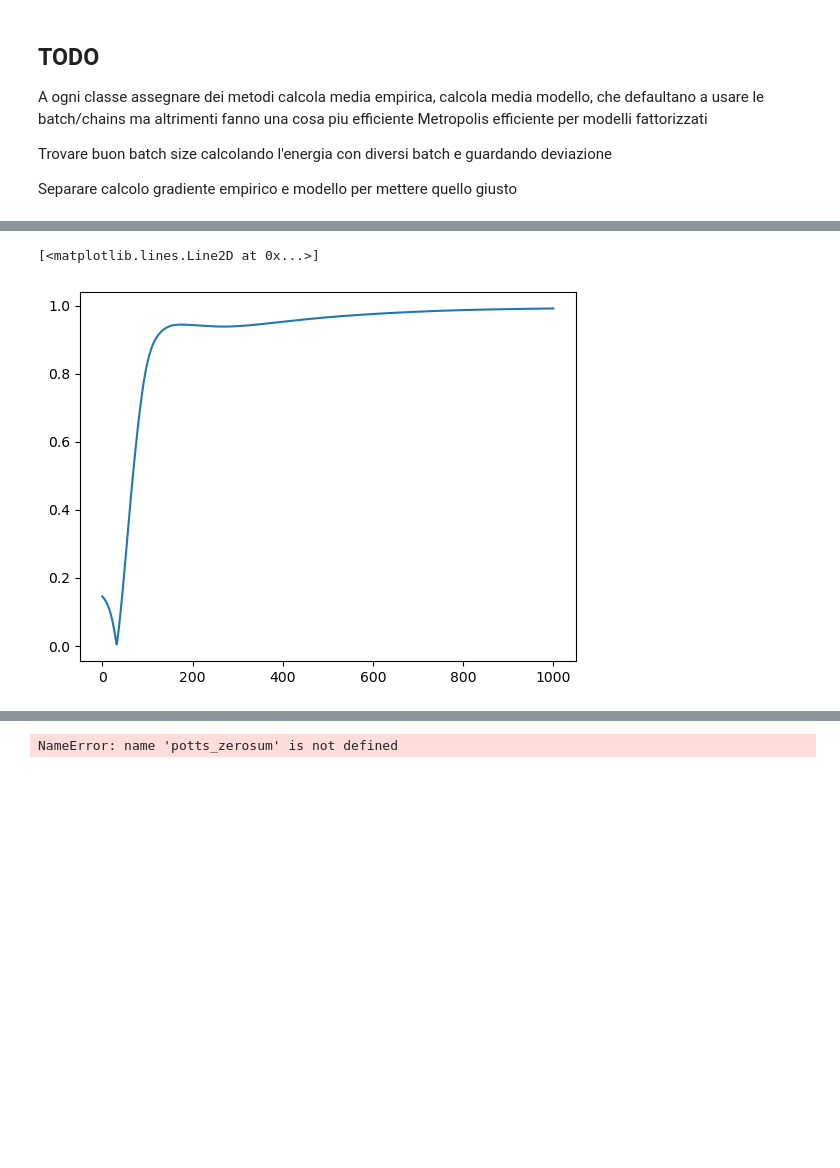
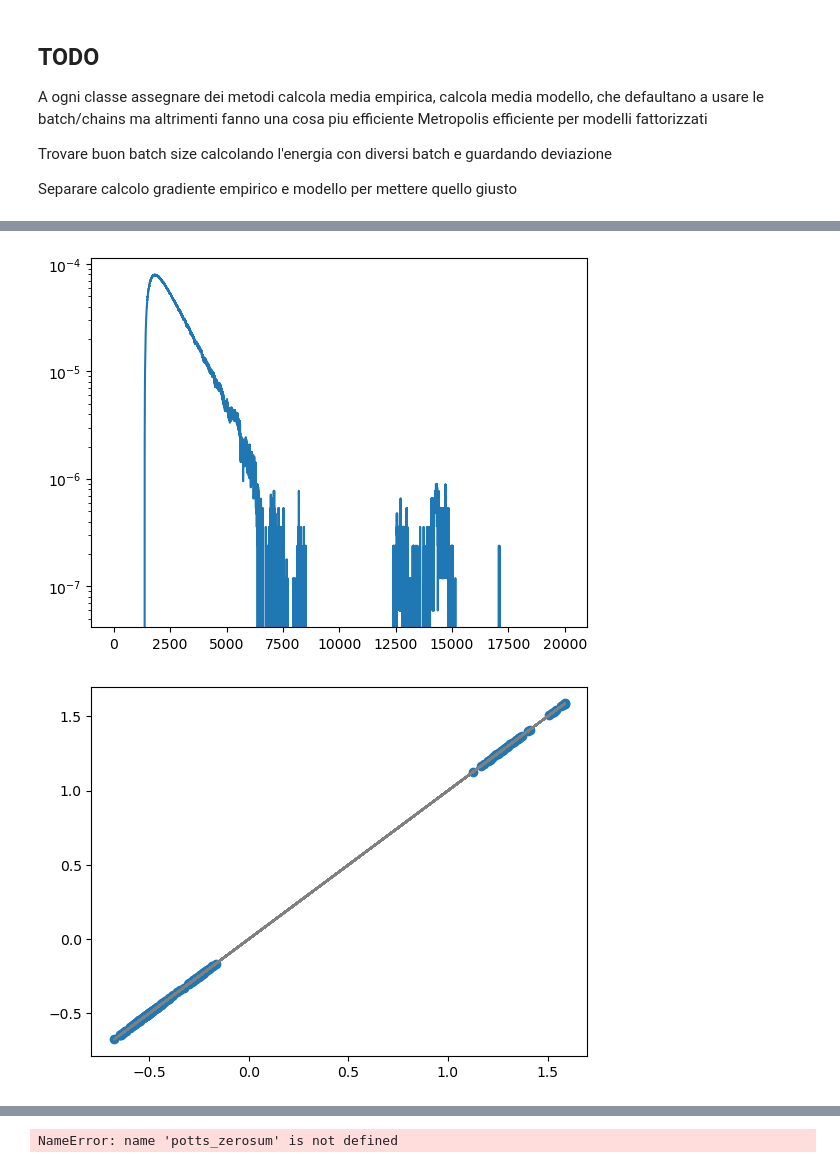
Before and after one commit to stecrotti/Aptamer2025py, a Jupyter notebook: prova.ipynb, the cells around one changed output, grey strips where cells are left out. Saved outputs shown, nothing was run; the diff lists cells and outputs as text; code cells hidden in the pictures; blank space fills up the shorter version.

Commit message:
indep sites check now actually works

```diff
--- a/prova.ipynb
+++ b/prova.ipynb
@@ -359,5 +360,5 @@ plt.plot(history["pearson"])
 # %%
-plt.plot(history["slope"])
+plt.plot([1-p for p in history["slope"]])
+plt.yscale('log')
 # %% [output]
-[<matplotlib.lines.Line2D at 0x...>]
-[figure, old version]
+[figure, new version]
@@ -365,0 +365,28 @@ fi, fij, Rt = utils.frequences_from_sequences_oh(sequences_oh[0])
+# %%
+history_indep = indep_sites.init_history()
+params=indep_sites.init_parameters(fi)
+
+params, history_indep = indep_sites.train(
+    fi = fi,
+    total_reads = total_reads,
+    params = params,
+    lr = 1e-2,
+    max_epochs = 5*10**4,
+    target_error = 1e-12,
+    history = history_indep,
+    progress_bar = False
+)
+# %%
+params = utils.set_zerosum_gauge(params)
+h_indep = params['bias_ps']
+k_indep = params['bias_Ns0']
+# %%
+potts = model.selection.modes[0].set_zerosum_gauge()
+ns0 = model.round_zero.set_zerosum_gauge()
+h_model = potts.h.detach().numpy()
+k_model = ns0.h.detach().numpy()
+# %%
+plt.scatter(k_indep, k_model)
+plt.plot(k_indep, k_indep, color='gray');
+# %% [output]
+[figure, added]
```
Also changed, not shown: parts of 22 cells of this notebook, 2 other files.
